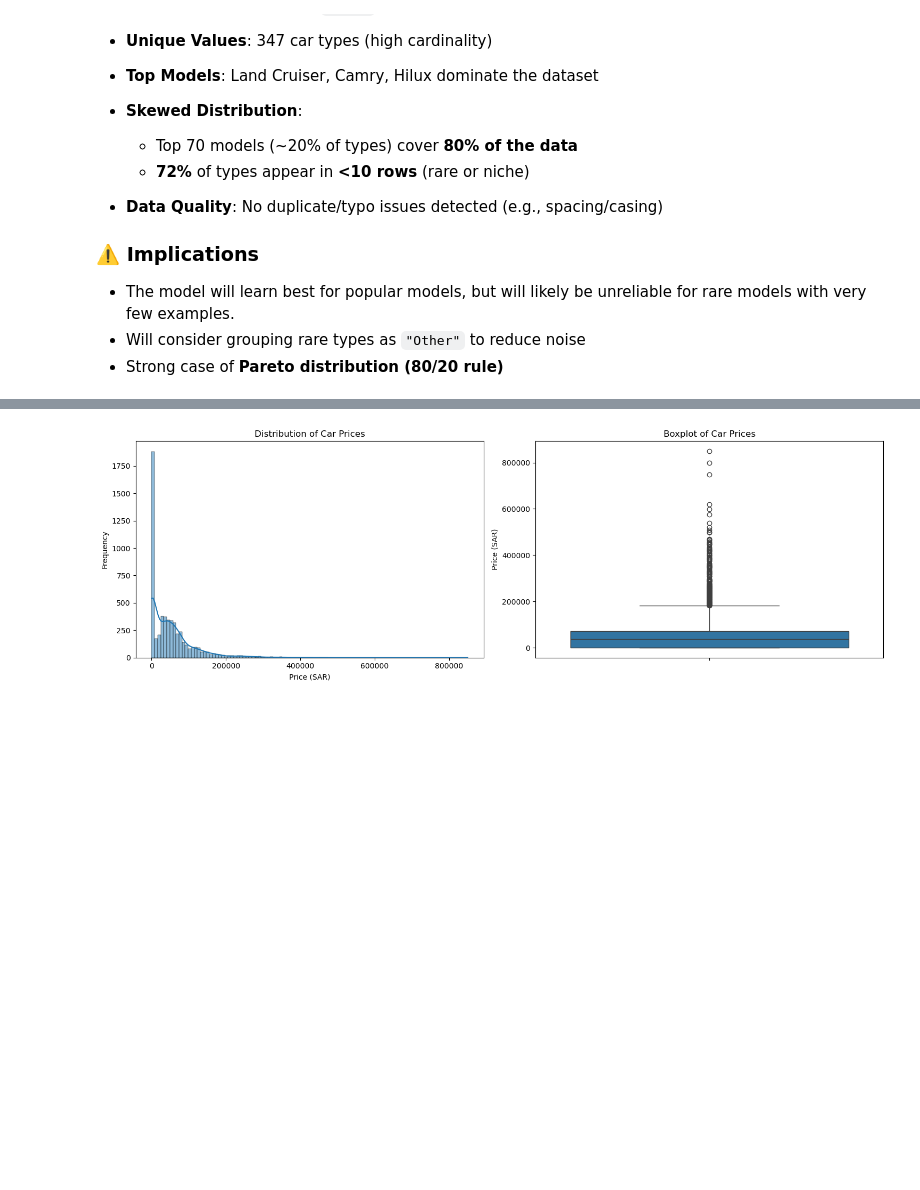
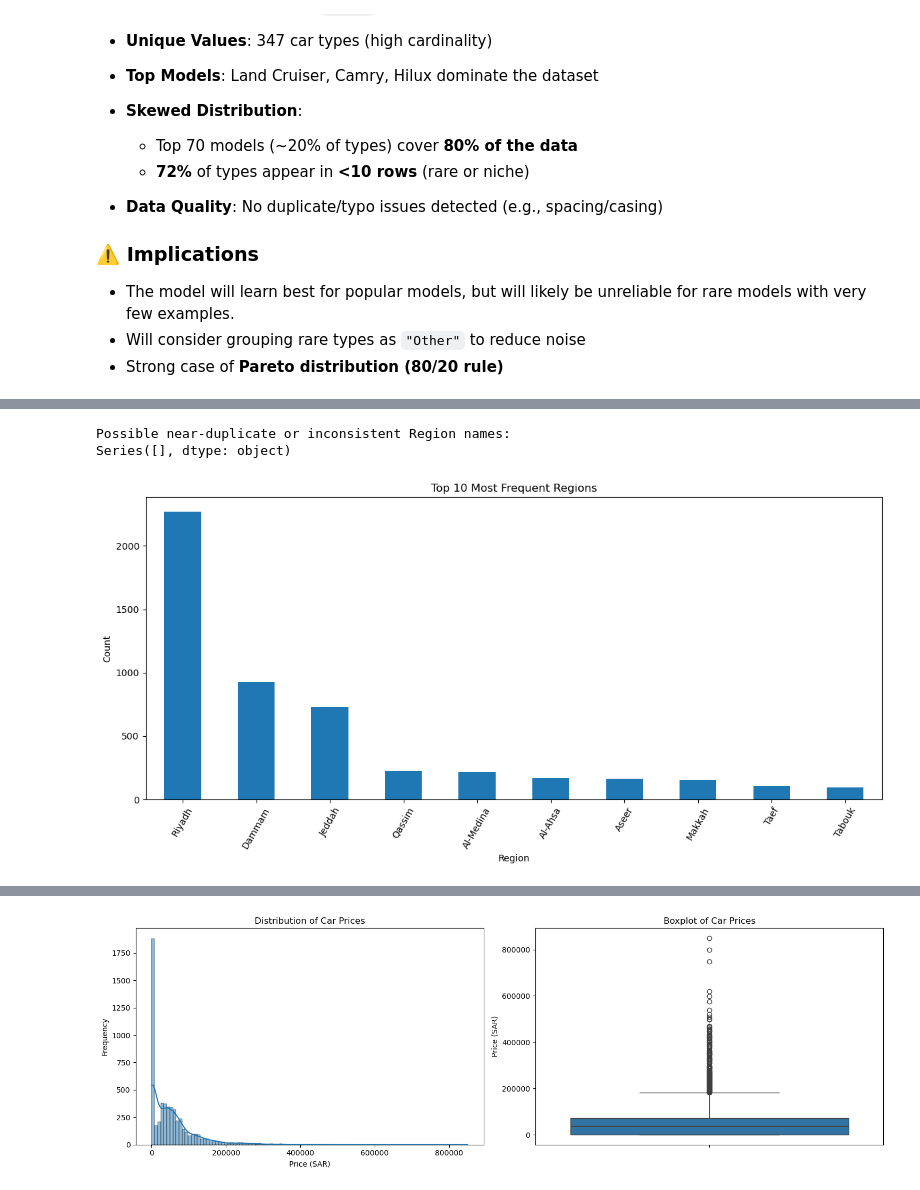
Before and after one commit to RioPramana21/Ctrl-Price-Taking-Control-of-Used-Car-Valuations-with-ML, a Jupyter notebook: code_files/project_code.ipynb, the cells around one changed output, grey strips where cells are left out. Cells and saved outputs as stored; diff of their text form; code cells hidden in the pictures; blank space fills up the shorter version.

Commit message:
Explored `Region` feature

```diff
--- a/code_files/project_code.ipynb
+++ b/code_files/project_code.ipynb
@@ -444,0 +489,24 @@ Name: count, dtype: int64
+# %%
+# 2. Data quality: check for possible typos/inconsistencies
+regions_raw = pd.Series(df['Region'].unique())
+suspect_regions = regions_raw[regions_raw.str.strip().str.lower().duplicated(keep=False)]
+print("\nPossible near-duplicate or inconsistent Region names:")
+print(suspect_regions)
+# %% [output]
+Possible near-duplicate or inconsistent Region names:
+Series([], dtype: object)
+# %%
+# 3. Frequency table
+region_counts = df['Region'].value_counts()
+
+# 4. Plot: Top 15 Regions
+plt.figure(figsize=(12, 6))
+region_counts.head(10).plot(kind='bar')
+plt.title('Top 10 Most Frequent Regions')
+plt.ylabel('Count')
+plt.xlabel('Region')
+plt.xticks(rotation=60)
+plt.tight_layout()
+plt.show()
+# %% [output]
+[figure, added]
```
Also changed, not shown: parts of 10 cells of this notebook.
